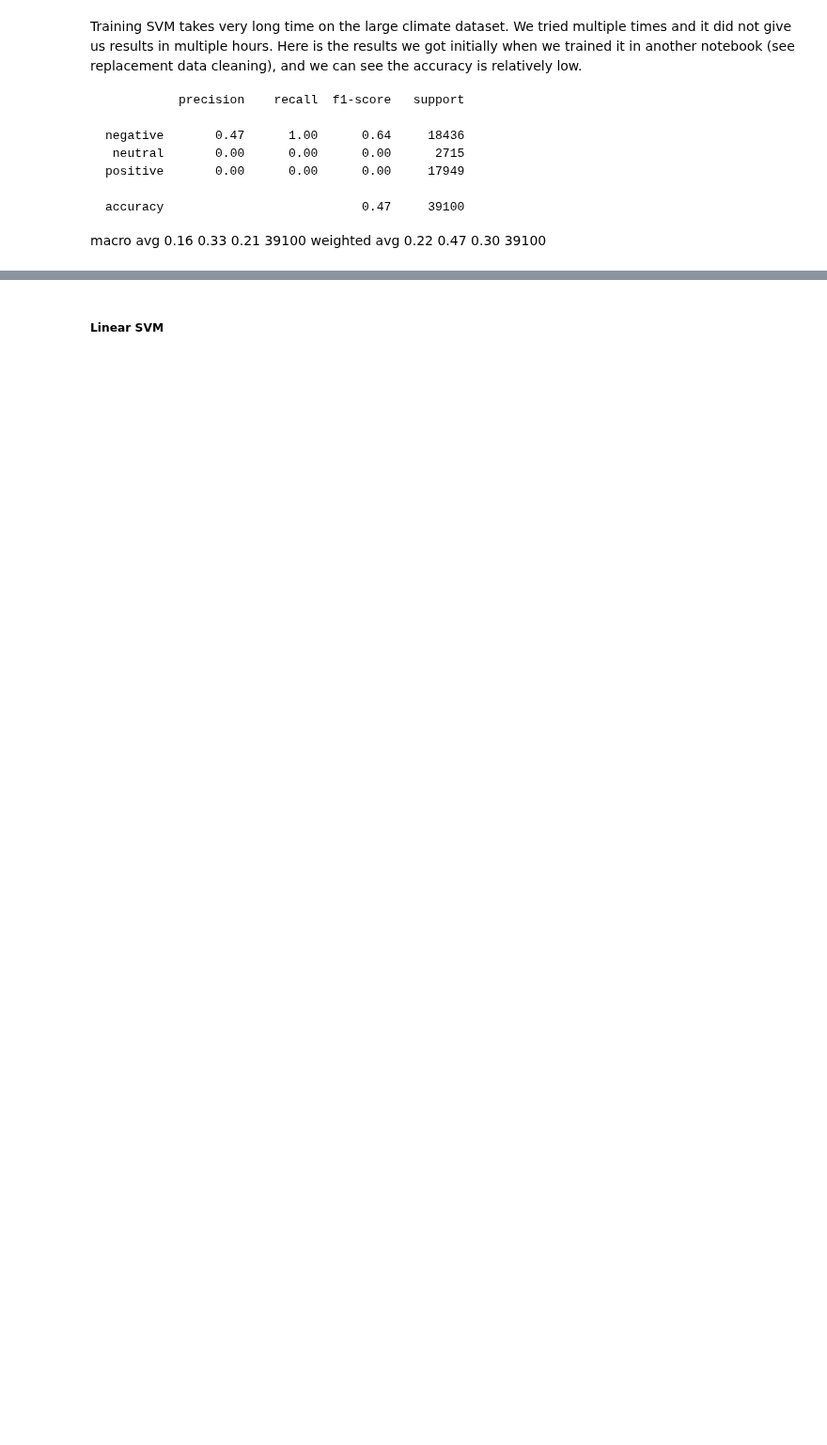
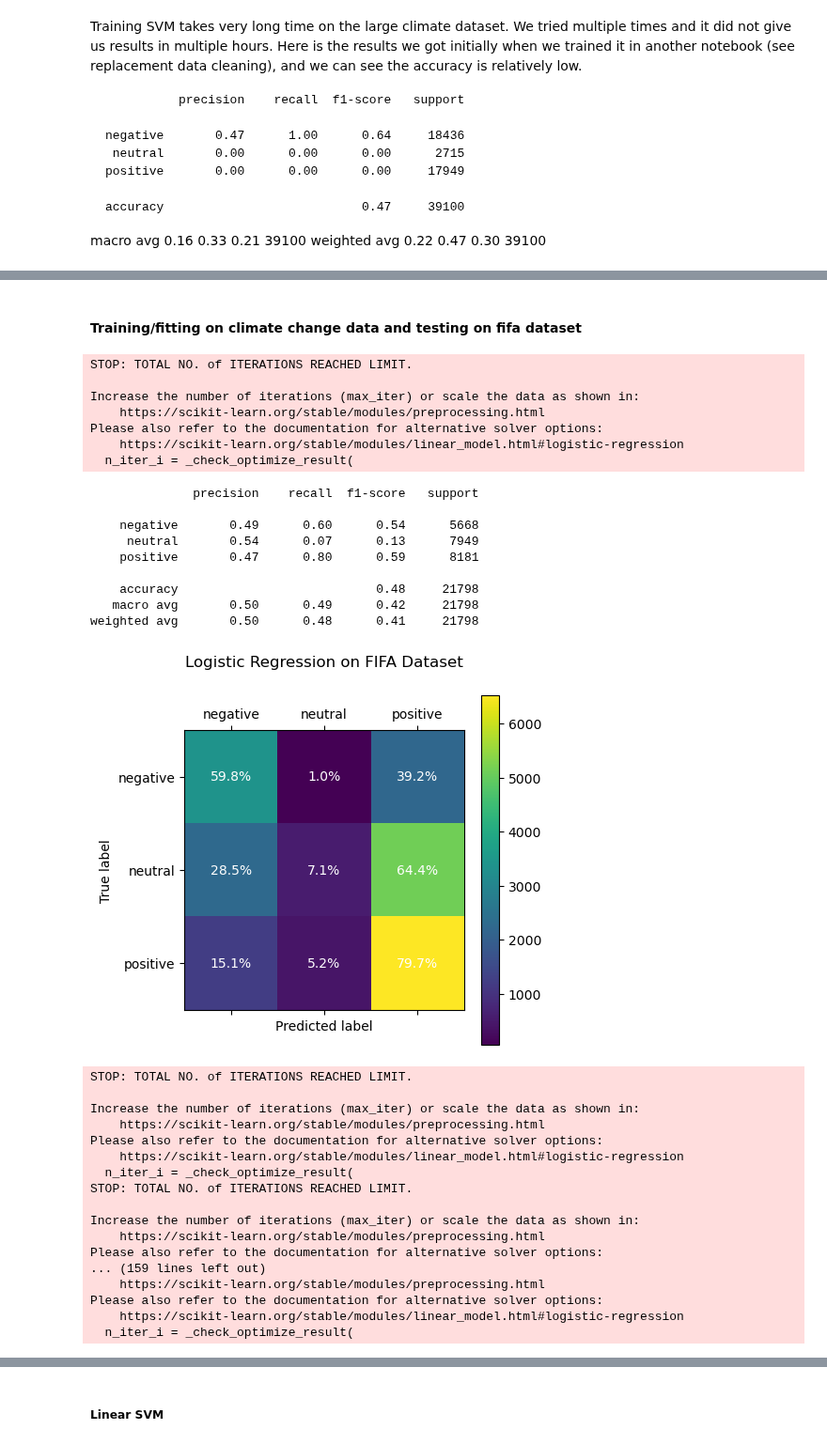
Before and after one commit to COGS118A/Group026-Wi23, a Jupyter notebook: COGS118A model training.ipynb, the cells around one changed output, grey strips where cells are left out. Shown at 94% size. Drawn from its saved outputs; the diff is of its cells as text; code cells hidden in the pictures; blank space fills up the shorter version.

```diff
--- a/COGS118A model training.ipynb
+++ b/COGS118A model training.ipynb
@@ -680,0 +843,52 @@ Please also refer to the documentation for alternative solver options:
+# %% [markdown]
+#### Training/fitting on climate change data and testing on fifa dataset
+# %%
+from sklearn.linear_model import SGDClassifier
+
+fifa_path = 'en_fifa_df.csv'
+
+
+X_train, Y_train, X_test, Y_test, countVectorizer, tf_transformer = train_model2(climate_dataset_path, fifa_path)
+
+clf_lr_climate = LogisticRegression(random_state=0, solver='lbfgs', multi_class='multinomial').fit(X_train, Y_train)
+
+lr_climate_report = test_model(clf_lr_climate, X_test, Y_test, countVectorizer, tf_transformer)
+
+plot_confusion_matrix(clf_lr_climate, X_test, Y_test, 'Logistic Regression on FIFA Dataset', countVectorizer, tf_transformer)
+
+plot_learning_curve(clf_lr_climate, X_train, Y_train, 'Logistic Regression on Climate Dataset')
+# %% [output]
+STOP: TOTAL NO. of ITERATIONS REACHED LIMIT.
+
+Increase the number of iterations (max_iter) or scale the data as shown in:
+    https://scikit-learn.org/stable/modules/preprocessing.html
+Please also refer to the documentation for alternative solver options:
+    https://scikit-learn.org/stable/modules/linear_model.html#logistic-regression
+  n_iter_i = _check_optimize_result(
+              precision    recall  f1-score   support
+
+    negative       0.49      0.60      0.54      5668
+     neutral       0.54      0.07      0.13      7949
+    positive       0.47      0.80      0.59      8181
+
+    accuracy                           0.48     21798
+   macro avg       0.50      0.49      0.42     21798
+weighted avg       0.50      0.48      0.41     21798
+[figure, added]
+STOP: TOTAL NO. of ITERATIONS REACHED LIMIT.
+
+Increase the number of iterations (max_iter) or scale the data as shown in:
+    https://scikit-learn.org/stable/modules/preprocessing.html
+Please also refer to the documentation for alternative solver options:
+    https://scikit-learn.org/stable/modules/linear_model.html#logistic-regression
+  n_iter_i = _check_optimize_result(
+STOP: TOTAL NO. of ITERATIONS REACHED LIMIT.
+
+Increase the number of iterations (max_iter) or scale the data as shown in:
+    https://scikit-learn.org/stable/modules/preprocessing.html
+Please also refer to the documentation for alternative solver options:
+... (159 lines left out)
+    https://scikit-learn.org/stable/modules/preprocessing.html
+Please also refer to the documentation for alternative solver options:
+    https://scikit-learn.org/stable/modules/linear_model.html#logistic-regression
+  n_iter_i = _check_optimize_result(
```
Also changed, not shown: parts of 26 cells of this notebook.
